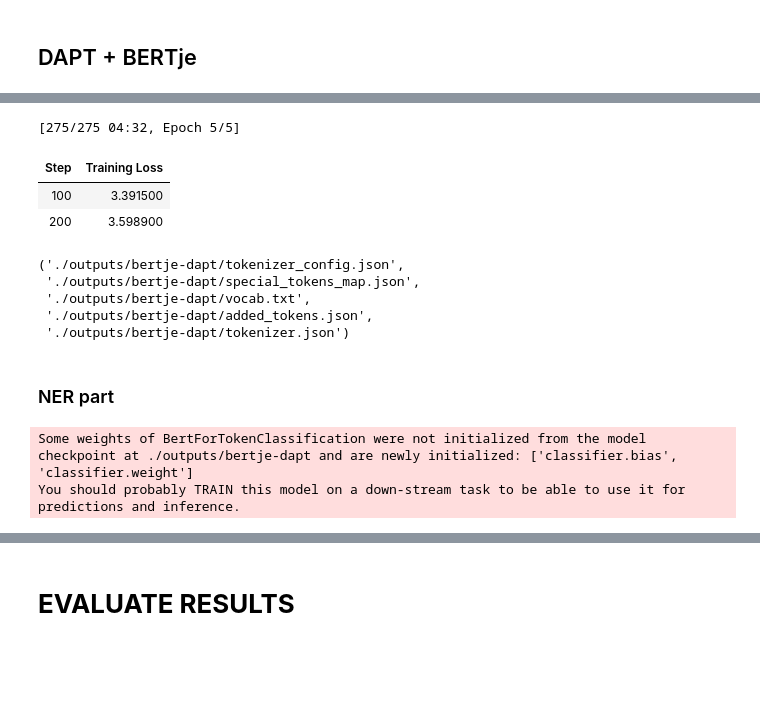
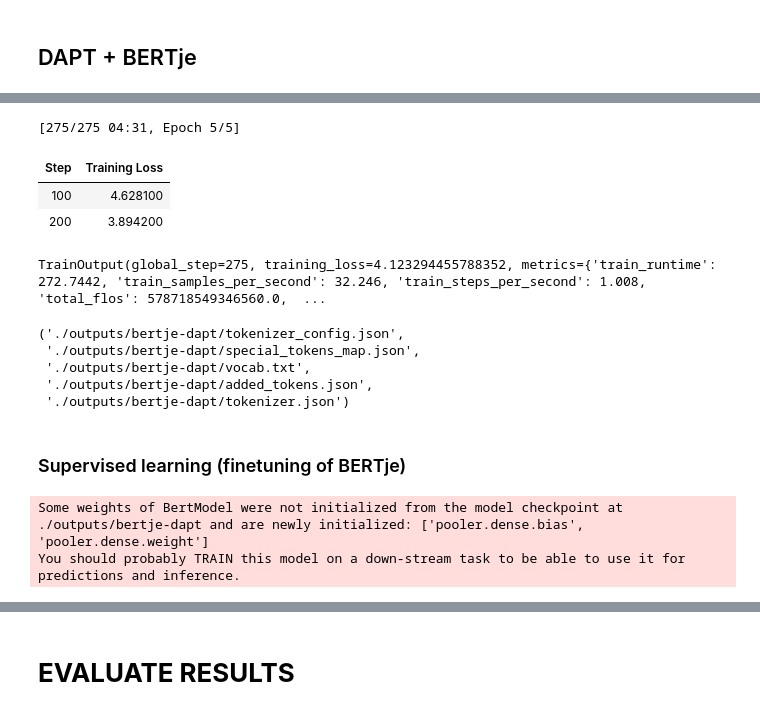
Before and after one commit to JulienPeignon/NER-dutch-colonial-archives, a Jupyter notebook: main.ipynb, the cells around one changed output, grey strips where cells are left out. Cells and saved outputs as stored; diff of their text form; code cells hidden in the pictures; blank space fills up the shorter version.

Commit message:
finalisation DAPT

```diff
--- a/main.ipynb
+++ b/main.ipynb
@@ -228,5 +225,5 @@ plot_train_val_loss(
 # %%
-model = AutoModelForMaskedLM.from_pretrained("GroNLP/bert-base-dutch-cased")
+DAPT_BERTje = AutoModelForMaskedLM.from_pretrained("GroNLP/bert-base-dutch-cased")
 # %%
 texts = load_text_from_iob_mlm("data/raw/train-nl.tsv")
 # %%
@@ -290,7 +287,7 @@ training_args = TrainingArguments(
 )
 # %%
 trainer = Trainer(
-    model=model,
+    model=DAPT_BERTje,
     args=training_args,
     train_dataset=train_dataset_txt,
     eval_dataset=val_dataset_txt,
@@ -299,17 +296,20 @@ trainer = Trainer(
 )
 # %%
 trainer.train()
-trainer.save_model("./outputs/bertje-dapt")
-tokenizer.save_pretrained("./outputs/bertje-dapt")
 # %% [output]
-[275/275 04:32, Epoch 5/5]
+[275/275 04:31, Epoch 5/5]
 | Step | Training Loss |
-| 100 | 3.391500 |
-| 200 | 3.598900 |
+| 100 | 4.628100 |
+| 200 | 3.894200 |
-('./outputs/bertje-dapt/tokenizer_config.json',
- './outputs/bertje-dapt/special_tokens_map.json',
- './outputs/bertje-dapt/vocab.txt',
- './outputs/bertje-dapt/added_tokens.json',
- './outputs/bertje-dapt/tokenizer.json')
+TrainOutput(global_step=275, training_loss=4.123294455788352, metrics={'train_runtime': 272.7442, 'train_samples_per_second': 32.246, 'train_steps_per_second': 1.008, 'total_flos': 578718549346560.0,  ...
+# %%
+dapt_model_path = "./outputs/bertje-dapt"
+trainer.save_model(dapt_model_path)
+# %% [output]
+('./outputs/bertje-dapt/tokenizer_config.json',
+ './outputs/bertje-dapt/special_tokens_map.json',
+ './outputs/bertje-dapt/vocab.txt',
+ './outputs/bertje-dapt/added_tokens.json',
+ './outputs/bertje-dapt/tokenizer.json')
 # %% [markdown]
-### NER part
+### Supervised learning (finetuning of BERTje)
@@ -327,10 +316,6 @@ config.label2id = label2id
 # %%
-model = AutoModelForTokenClassification.from_pretrained(
-    dapt_model_path,
-    config=config,
-    ignore_mismatched_sizes=True
-)
+DAPT_BERTje = BertForNER(num_labels=len(label2id), model_name=dapt_model_path).to(device)
 # %% [output]
-Some weights of BertForTokenClassification were not initialized from the model checkpoint at ./outputs/bertje-dapt and are newly initialized: ['classifier.bias', 'classifier.weight']
+Some weights of BertModel were not initialized from the model checkpoint at ./outputs/bertje-dapt and are newly initialized: ['pooler.dense.bias', 'pooler.dense.weight']
 You should probably TRAIN this model on a down-stream task to be able to use it for predictions and inference.
 # %%
```
Also changed, not shown: parts of 13 cells of this notebook.
